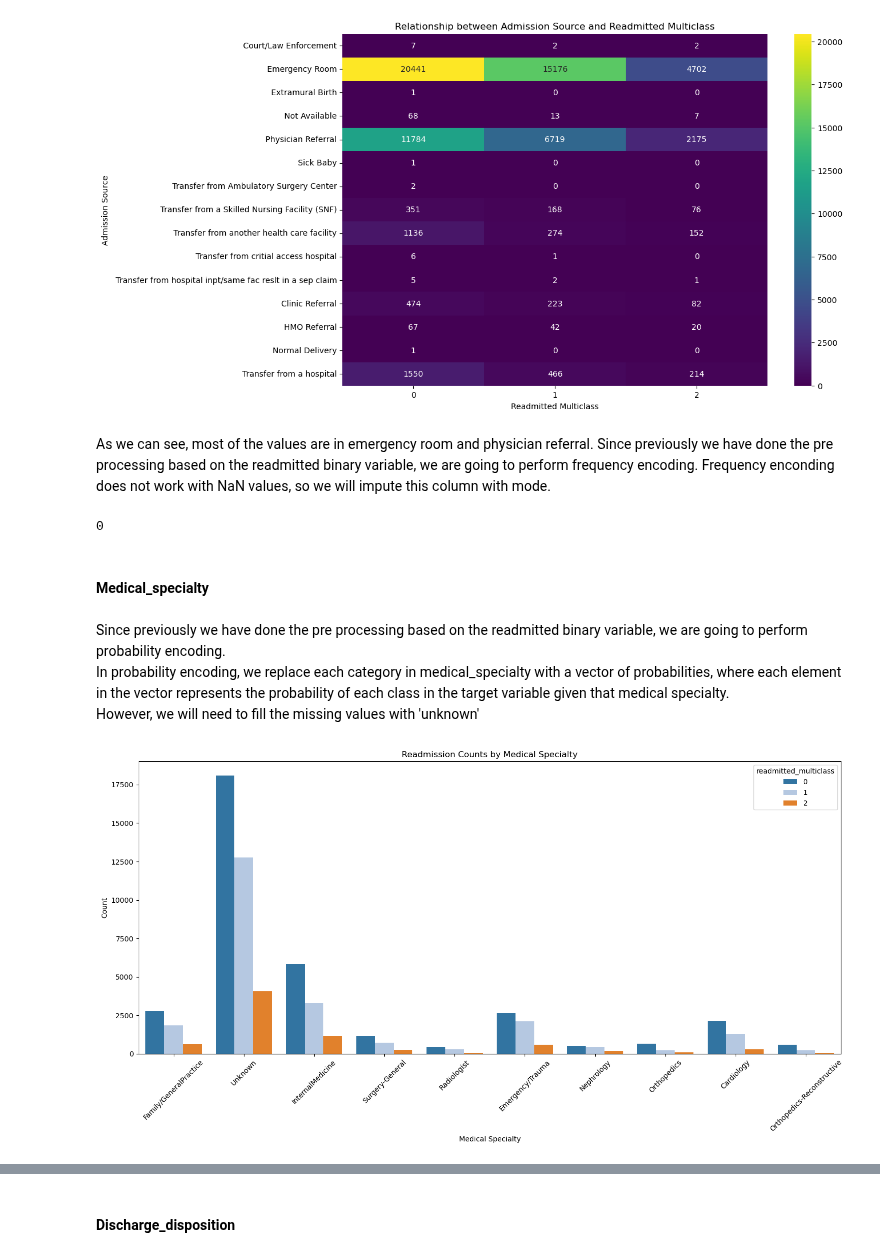
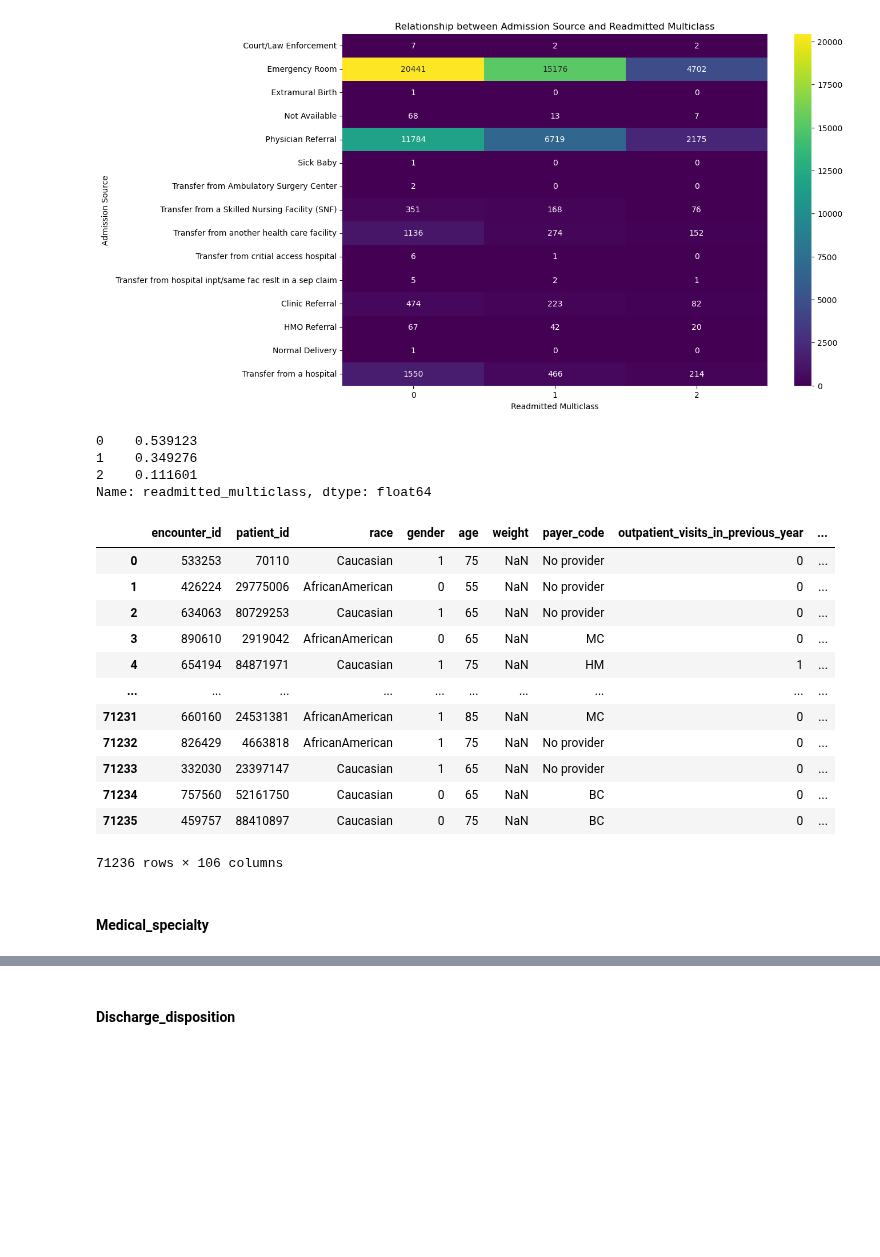
Before and after one commit to ontenkutsenko/ML_Hospital_Readmissions, a Jupyter notebook: Multiclass.ipynb, the cells around one changed output, grey strips where cells are left out. Saved outputs shown, nothing was run; the diff lists cells and outputs as text; code cells hidden in the pictures; blank space fills up the shorter version.

Commit message:
multiclass pre processing finished
the code is finished, i will just add some plots to make sense of the data

```diff
--- a/Multiclass.ipynb
+++ b/Multiclass.ipynb
@@ -72,19 +59,39 @@ plt.ylabel('Admission Source')
 plt.show()
 # %% [output]
 [figure]
-# %% [markdown]
-As we can see, most of the values are in emergency room and physician referral.
-Since previously we have done the pre processing based on the readmitted binary variable, we are going to perform frequency encoding.
-Frequency enconding does not work with NaN values, so we will impute this column with mode.
-# %%
-most_frequent_value = df_train['admission_source'].mode()[0]
-df_train['admission_source'] = df_train['admission_source'].fillna(most_frequent_value)
-
-# Check if the imputation and removal were successful
-remaining_missing_values = df_train['admission_source'].isnull().sum()
-remaining_missing_values
-# %% [output]
-0
-# %%
-# Applying Frequency Encoding to the 'admission_source' column
-df_train = frequency_encode(df_train, 'admission_source')
+# %%
+df_train['admission_source'] = df_train['admission_source'].fillna("Unknown")
+# %%
+#Calculate the overall proportion for each class in 'readmitted_multiclass'
+overall_proportion = df_train['readmitted_multiclass'].value_counts(normalize=True)
+overall_proportion
+# %% [output]
+0    0.539123
+1    0.349276
+2    0.111601
+Name: readmitted_multiclass, dtype: float64
+# %%
+#Calculate the proportion of each class within each 'admission_source' and create columns
+counts_per_admission_source = df_train.groupby(['admission_source', 'readmitted_multiclass']).size()
+total_counts_per_admission_source = df_train['admission_source'].value_counts()
+admission_source_proportion = counts_per_admission_source.div(total_counts_per_admission_source, level='admission_source').unstack(fill_value=0)
+
+admission_source_proportion_reset = admission_source_proportion.reset_index()
+df_train = df_train.merge(admission_source_proportion_reset, on='admission_source', how='left')
+
+df_train.rename(columns={0: 'admission_source_0', 1:'admission_source_1', 2:'admission_source_2'}, inplace=True)
+df_train
+# %% [output]
+|  | encounter_id | patient_id | race | gender | age | weight | payer_code | outpatient_visits_in_previous_year | ... |
+| 0 | 533253 | 70110 | Caucasian | 1 | 75 | NaN | No provider | 0 | ... |
+| 1 | 426224 | 29775006 | AfricanAmerican | 0 | 55 | NaN | No provider | 0 | ... |
+| 2 | 634063 | 80729253 | Caucasian | 1 | 65 | NaN | No provider | 0 | ... |
+| 3 | 890610 | 2919042 | AfricanAmerican | 0 | 65 | NaN | MC | 0 | ... |
+| 4 | 654194 | 84871971 | Caucasian | 1 | 75 | NaN | HM | 1 | ... |
+| ... | ... | ... | ... | ... | ... | ... | ... | ... | ... |
+| 71231 | 660160 | 24531381 | AfricanAmerican | 1 | 85 | NaN | MC | 0 | ... |
+| 71232 | 826429 | 4663818 | AfricanAmerican | 1 | 75 | NaN | No provider | 0 | ... |
+| 71233 | 332030 | 23397147 | Caucasian | 1 | 65 | NaN | No provider | 0 | ... |
+| 71234 | 757560 | 52161750 | Caucasian | 0 | 65 | NaN | BC | 0 | ... |
+| 71235 | 459757 | 88410897 | Caucasian | 0 | 75 | NaN | BC | 0 | ... |
+71236 rows × 106 columns
@@ -91,27 +123,5 @@ df_train = frequency_encode(df_train, 'admission_source')
 # %% [markdown]
 #### Medical_specialty
-# %% [markdown]
-Since previously we have done the pre processing based on the readmitted binary variable, we are going to perform probability encoding.
-<br> In probability encoding, we replace each category in medical_specialty with a vector of probabilities, where each element in the vector represents the probability of each class in the target variable given that medical specialty.
-<br> However, we will need to fill the missing values with 'unknown'
 # %%
 # Replacing missing values in 'medical_specialty' with a placeholder 'Unknown'
 df_train['medical_specialty'].fillna('Unknown', inplace=True)
-# %%
-# Selecting the top 10 medical specialties based on frequency
-top_medical_specialties_original = df_train['medical_specialty'].value_counts().head(10).index
-
-# Filtering the DataFrame for these top medical specialties
-top_specialties_data_original = df_train[df_train['medical_specialty'].isin(top_medical_specialties_original)]
-
-# Creating count plot
-plt.figure(figsize=(15, 8))
-sns.countplot(data=top_specialties_data_original, x='medical_specialty', hue='readmitted_multiclass')
-plt.xticks(rotation=45)
-plt.title('Readmission Counts by Medical Specialty')
-plt.ylabel('Count')
-plt.xlabel('Medical Specialty')
-plt.tight_layout()
-plt.show()
-# %% [output]
-[figure, removed]
```
Also changed, not shown: parts of 43 cells of this notebook, 1 other file.
